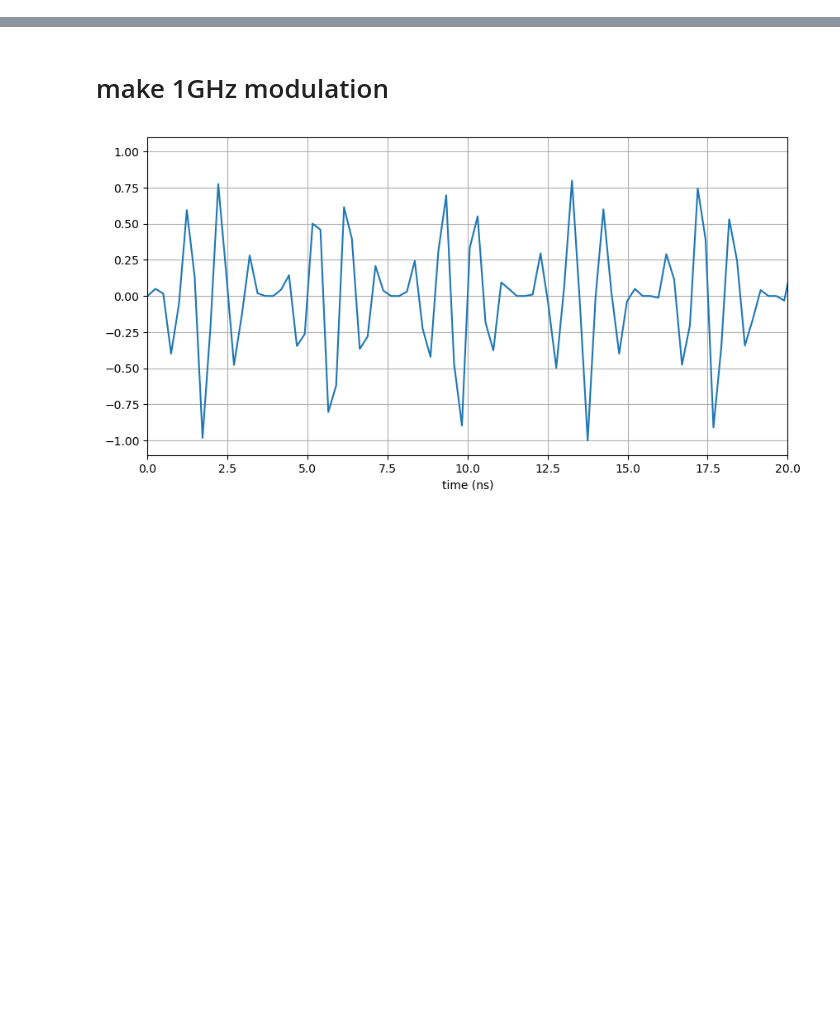
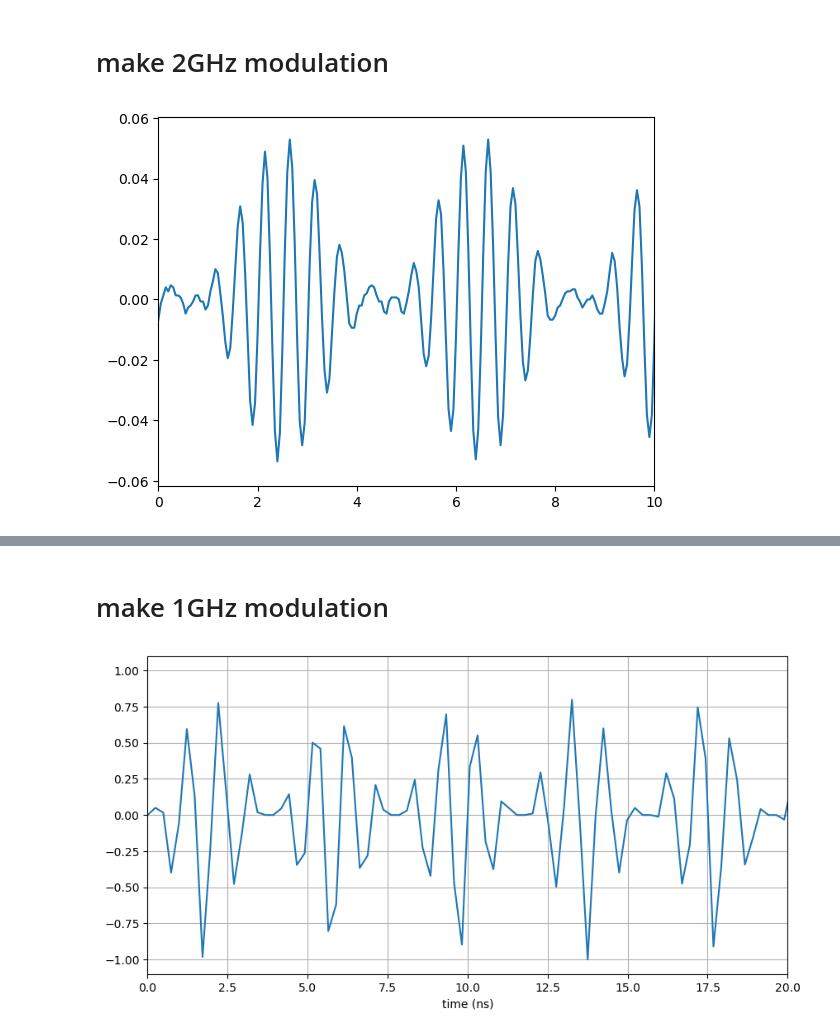
Before and after one commit to slaclab/kek-bpm-rfsoc-dev, a Jupyter notebook: software/notebooks/other_frequency.ipynb, the cells around one changed output, grey strips where cells are left out. Drawn from its saved outputs; the diff is of its cells as text; code cells hidden in the pictures; blank space fills up the shorter version.

```diff
--- a/software/notebooks/other_frequency.ipynb
+++ b/software/notebooks/other_frequency.ipynb
@@ -7 +8,20 @@ import random
 top_level=f'{os.getcwd()}/..'
+# %% [markdown]
+# make 2GHz modulation
+# %%
+top_level=f'{os.getcwd()}/..'
+path = f'{top_level}/data/20GspsOscope2GHzSignal.csv'
+
+data_20gsps = []
+
+with open(path) as csvfile:
+    reader = csv.reader(csvfile, delimiter=',', quoting=csv.QUOTE_NONE)
+    for i, row in enumerate(reader):
+        data_20gsps.append(float(row[1]))
+
+t=np.arange(0,len(data_20gsps))*1000/20000
+plt.plot(t,data_20gsps)
+plt.xlim(0,10)
+plt.show()
+# %% [output]
+[figure, added]
```
Also changed, not shown: parts of 4 cells of this notebook, 12 other files.
